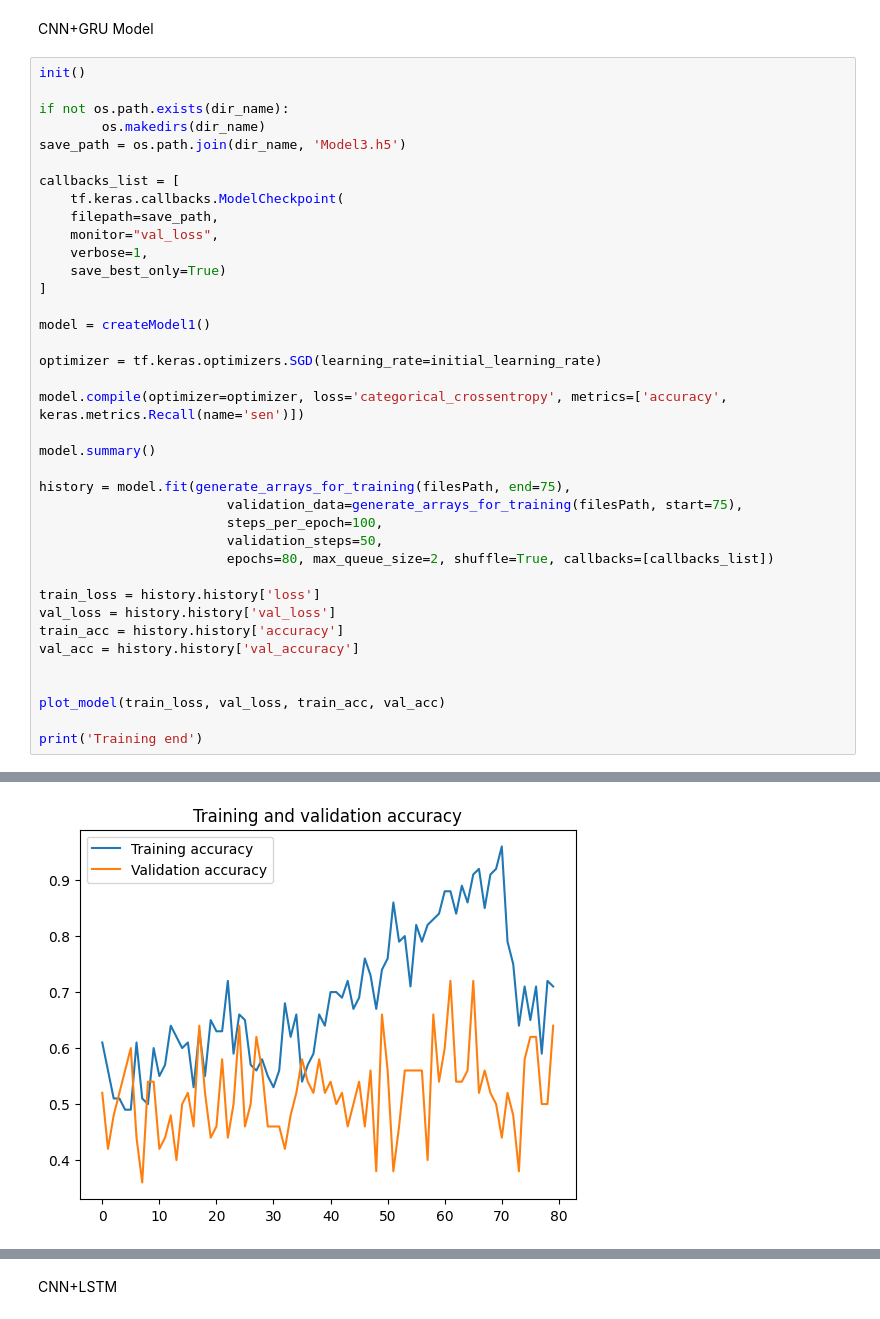
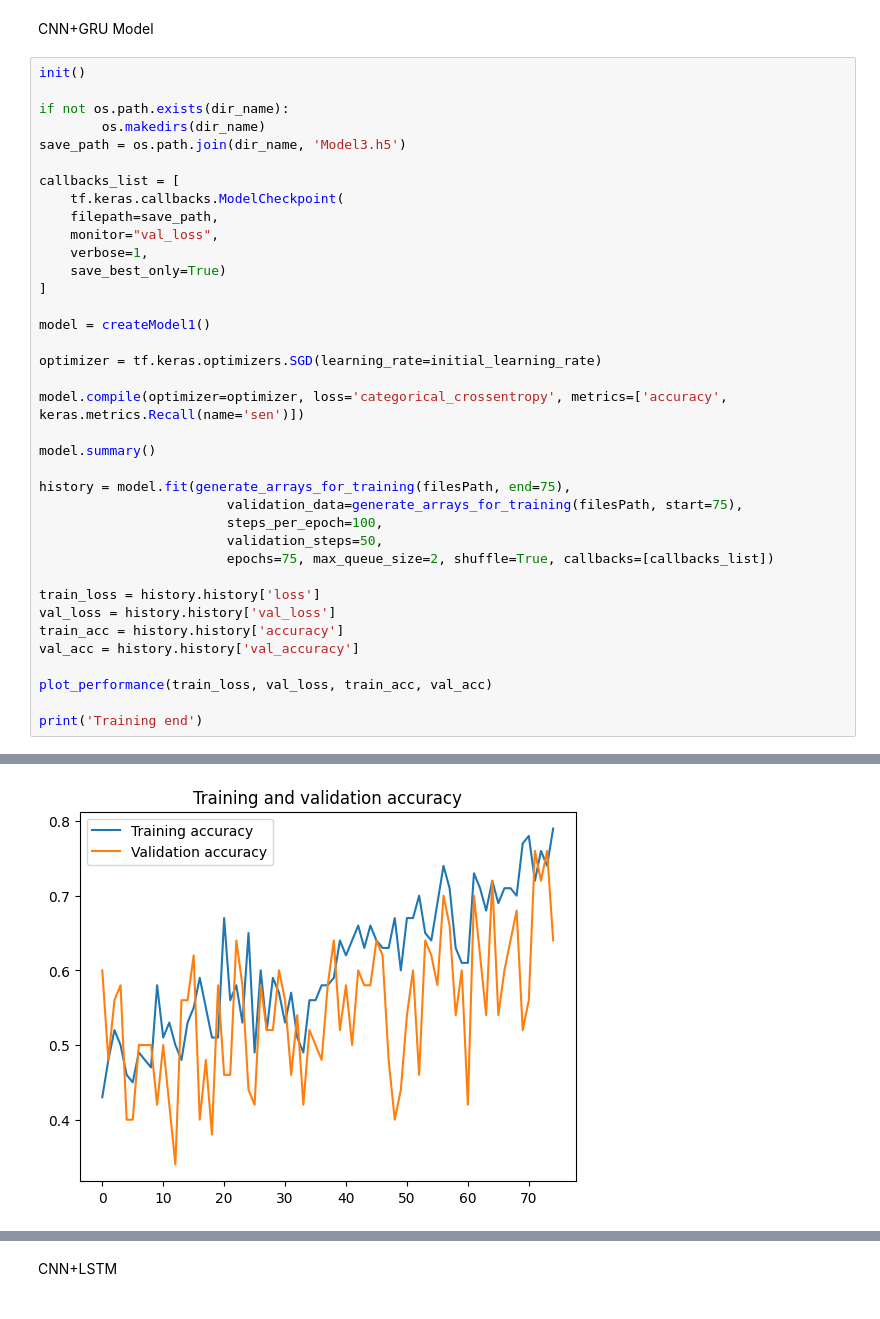
Before and after one commit to ChiaraAnsaldo/Neural-network-for-eeg-signal-analysis-for-epileptic-seizure-detection, a Jupyter notebook: CNN_Combined_Classification.ipynb, the cells around one changed output, grey strips where cells are left out. Saved outputs shown, nothing was run; the diff lists cells and outputs as text.

```diff
--- a/CNN_Combined_Classification.ipynb
+++ b/CNN_Combined_Classification.ipynb
@@ -354,15 +368,14 @@ history = model.fit(generate_arrays_for_training(filesPath, end=75),
                         validation_data=generate_arrays_for_training(filesPath, start=75),
                         steps_per_epoch=100,
                         validation_steps=50,
-                        epochs=80, max_queue_size=2, shuffle=True, callbacks=[callbacks_list])
+                        epochs=75, max_queue_size=2, shuffle=True, callbacks=[callbacks_list])
 
 train_loss = history.history['loss']
 val_loss = history.history['val_loss']
 train_acc = history.history['accuracy']
 val_acc = history.history['val_accuracy']
 
-
-plot_model(train_loss, val_loss, train_acc, val_acc)
+plot_performance(train_loss, val_loss, train_acc, val_acc)
 
 print('Training end')
 # %% [output]
@@ -387,2 +400,2 @@ Epoch 80: val_loss did not improve from 0.58155
-[figure, old version]
+[figure, new version]
 Training end
```
Also changed, not shown: parts of 8 cells of this notebook, 13 other files.
